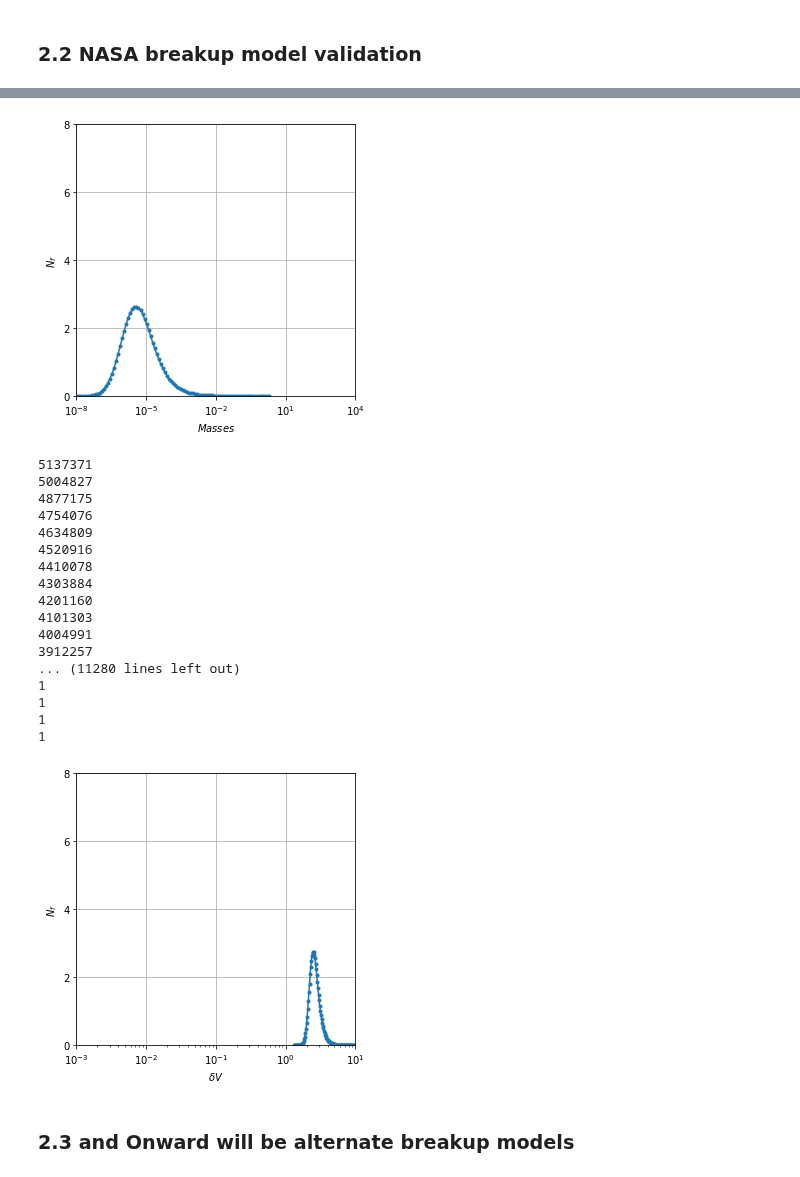
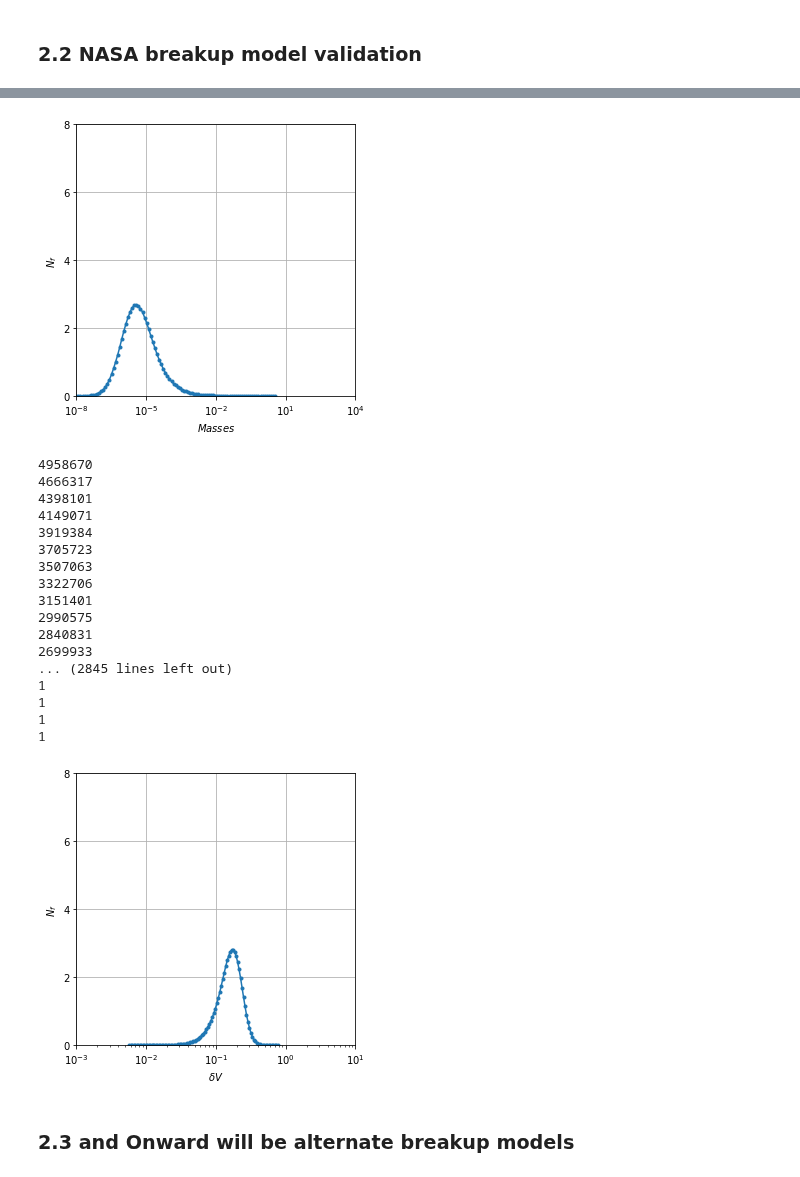
Before and after one commit to ReeceHumphreys/ODAP, a Jupyter notebook: Kessler.ipynb, the cells around one changed output, grey strips where cells are left out. Saved outputs shown, nothing was run; the diff lists cells and outputs as text; code cells hidden in the pictures.

```diff
--- a/Kessler.ipynb
+++ b/Kessler.ipynb
@@ -466,15 +467,16 @@ def distribution_deltaV(kai, v_c, explosion=True):
     dev = std_dev_deltaV()
 
     base = 10
-
     centered = np.random.normal(0, dev, N)
-    I = np.nonzero(base**(mean+centered)<1.3*v_c)[0]
+    I = np.nonzero(base**(mean+centered)>1.3*v_c)[0]
     n = len(I)
 
     while n != 0:
         print(n)
         centered[I] = np.random.normal(0, dev, n)
-        I = np.nonzero(base**(mean+centered)<1.3*v_c)[0]
+        #I = np.nonzero(base**(mean+centered)>1.3*v_c)[0]
+        J = np.nonzero(base**(mean[I] + centered[I]) >1.3*v_c)[0]
+        I = I[J]
         n = len(I)
 
     return base**centered
@@ -487,5 +489,5 @@ def unit_vector_deltaV(kai):
     vectors /= np.sqrt((vectors**2).sum(axis=1))[:, None]
     return vectors
 
-unit = unit_vector_deltaV(AM)
-(unit**2).sum(axis=1)
+#unit = unit_vector_deltaV(AM)
+# (unit**2).sum(axis=1)
@@ -497,13 +494,27 @@ array([1., 1., 1., ..., 1., 1., 1.])
+# %%
+from numpy.random import uniform
+
+def characteristic_lengths(m_target, m_projectile, v_impact, is_catastrophic, debris_type):
+    bins = np.geomspace(0.001, 0.1, 100)
+    N_fragments = [number_fragments(b, m_target, m_projectile, v_impact, is_catastrophic, debris_type) / 10**5 for b in bins ]
+    N_fragments = (np.array(N_fragments) * 1e5).astype(int)
+
+    L_c = np.concatenate([uniform(bins[i], bins[i+1], size=N_fragments[i]) for i in range(len(bins) - 1)])
+
+    return L_c
 # %% [markdown]
 <h3>2.2 NASA breakup model validation</h3>
 # %%
-from numpy.random import uniform
 
-bins = np.geomspace(0.001, 0.1, 100)
-N_fragments = [number_fragments(b, 1000, 10, 10, True, debris_category.rb) / 10**5 for b in bins ]
-N_fragments = (np.array(N_fragments) * 1e5).astype(int)
+# bins = np.geomspace(0.001, 0.1, 100)
+# N_fragments = [number_fragments(b, 1000, 10, 10, True, debris_category.rb) / 10**5 for b in bins ]
+# N_fragments = (np.array(N_fragments) * 1e5).astype(int)
 
-L_c = np.concatenate([uniform(bins[i], bins[i+1], size=N_fragments[i]) for i in range(len(bins) - 1)])
+# L_c = np.concatenate([uniform(bins[i], bins[i+1], size=N_fragments[i]) for i in range(len(bins) - 1)])
+
+L_c = characteristic_lengths(1000, 10, 10, True, debris_category.rb)
+
+
 N_fragments_total = L_c.shape[0]
 lambda_c = np.log10(L_c)
 areas = avg_area(L_c)
@@ -547,47 +558,47 @@ plt.gca().set_xticks([1e-8, 1e-5, 1e-2, 10, 1e4])
 plt.gca().set_xlim([1e-8,1e4])
 plt.gca().set_ylim([0,8])
 plt.grid()
 plt.plot((b[:-1] + b[1:])/2, h/1e5, '.-')
 plt.show()
 
 # Validating Velocity
 deltaV = np.array(distribution_deltaV(AM, 10, True))
 
 
 h, b = np.histogram(deltaV, bins=create_log_bins(deltaV))
 plt.figure(figsize=(5,5))
 plt.xscale('log')
 plt.xlabel(r'$\delta V$')
 plt.ylabel(r'$N_f$')
 plt.gca().set_yticks([0, 2, 4, 6, 8])
 plt.gca().set_xticks([1e-3, 1e-2, 1e-1, 1, 10])
 plt.gca().set_xlim([1e-3,10])
 plt.gca().set_ylim([0,8])
 plt.grid()
 plt.plot((b[:-1] + b[1:])/2, h/1e5, '.-')
 plt.show()
 # %% [output]
 [figure]
 [figure]
 [figure]
-5137371
-5004827
-4877175
-4754076
-4634809
-4520916
-4410078
-4303884
-4201160
-4101303
-4004991
-3912257
-... (11280 lines left out)
+4958670
+4666317
+4398101
+4149071
+3919384
+3705723
+3507063
+3322706
+3151401
+2990575
+2840831
+2699933
+... (2845 lines left out)
 1
 1
 1
 1
-[figure, old version]
+[figure, new version]
 # %% [markdown]
 <h3>2.3 and Onward will be alternate breakup models</h3>
 # %% [markdown]
```
Also changed, not shown: parts of 11 cells of this notebook.
